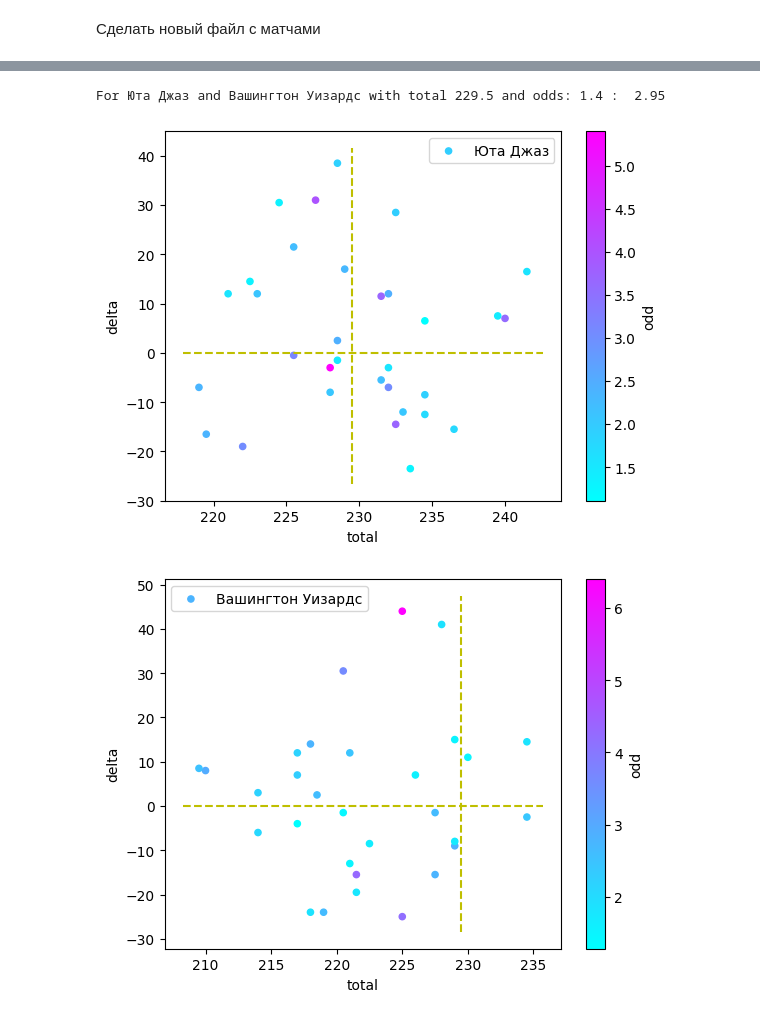
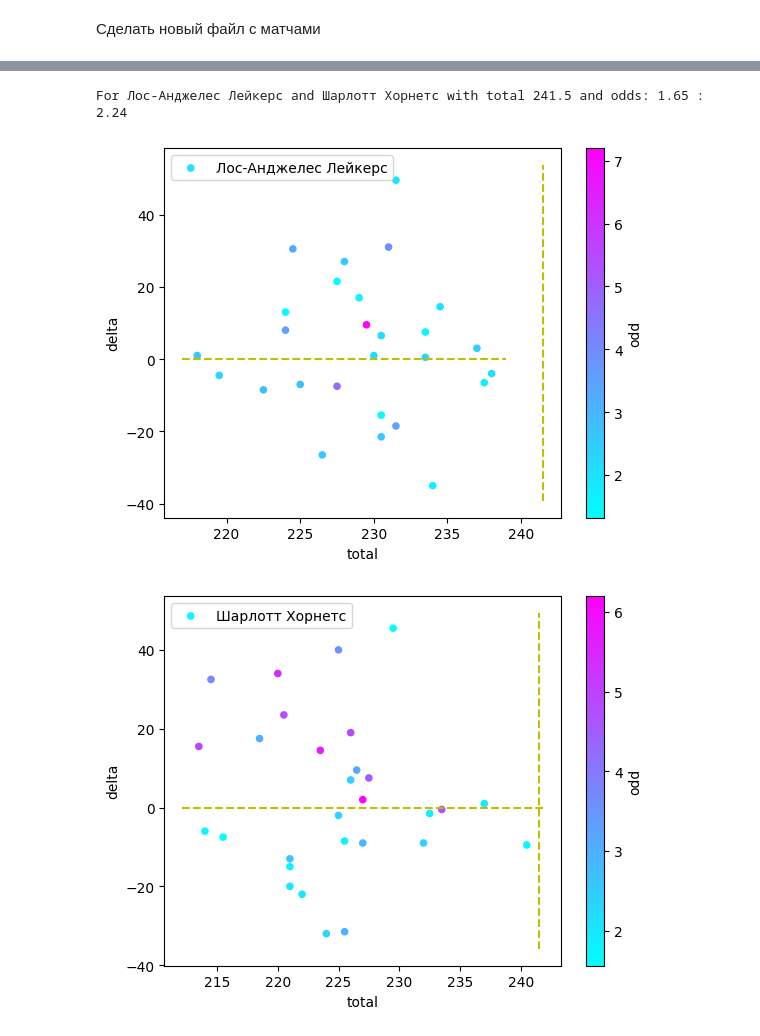
Before and after one commit to glahiator/basket_total, a Jupyter notebook: analyze.ipynb, the cells around one changed output, grey strips where cells are left out. Drawn from its saved outputs; the diff is of its cells as text; code cells hidden in the pictures.

```diff
--- a/analyze.ipynb
+++ b/analyze.ipynb
@@ -77,15 +77,15 @@ def complete_match(home, away, total):
 # %%
 import datetime, json
 import pandas as pd
 
 today = pd.read_json("storage/today.json" )
 del today["id"]
 del today["gandicap"]
 
-m = today.iloc[1]
+m = today.iloc[13]
 print( f"For {m['home']} and {m['away']} with total {m['total']} and odds: {m['odd_h']} :  {m['odd_a']}")
 complete_match( m['home'], m['away'], m['total'] )
 # %% [output]
-For Юта Джаз and Вашингтон Уизардс with total 229.5 and odds: 1.4 :  2.95
+For Лос-Анджелес Лейкерс and Шарлотт Хорнетс with total 241.5 and odds: 1.65 :  2.24
-[figure, old version]
+[figure, new version]
-[figure, old version]
+[figure, new version]
```
Also changed, not shown: 3 other files.
